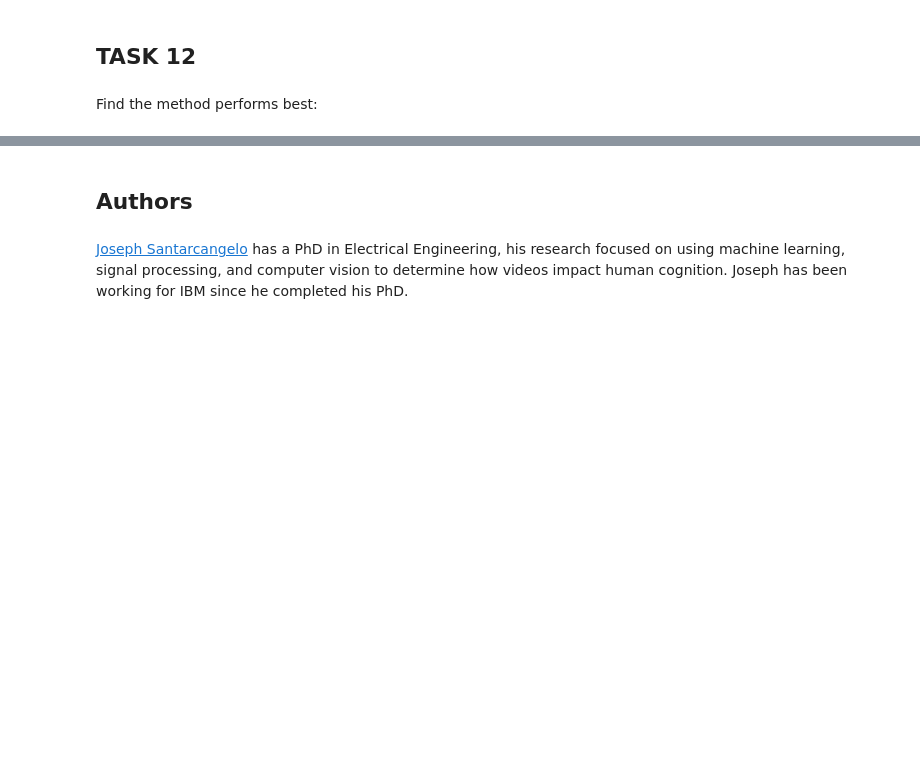
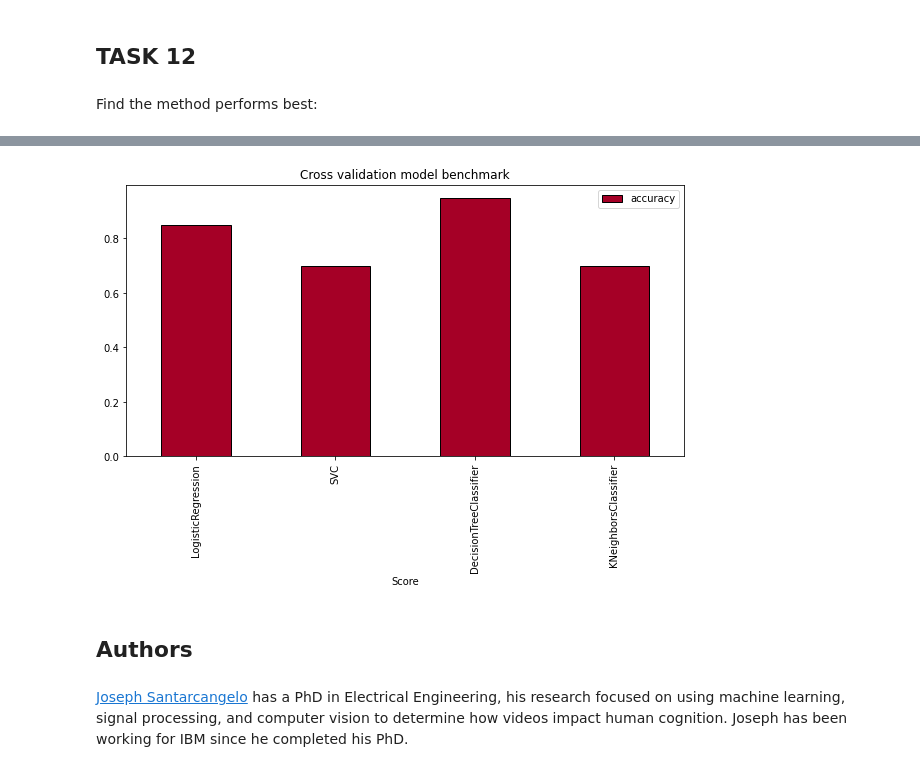
Before and after one commit to samciju/datascience, a Jupyter notebook: SpaceX_Machine Learning Prediction_Part_5.ipynb, the cells around one changed output, grey strips where cells are left out. Saved outputs shown, nothing was run; the diff lists cells and outputs as text; code cells hidden in the pictures; blank space fills up the shorter version.

```diff
--- a/SpaceX_Machine Learning Prediction_Part_5.ipynb
+++ b/SpaceX_Machine Learning Prediction_Part_5.ipynb
@@ -370,3 +434,23 @@ decision tree accuracy perfoms best: 0.875
+# %%
+from sklearn.metrics import accuracy_score, f1_score, roc_auc_score
+from sklearn.model_selection import cross_val_score
+from sklearn.svm import SVC
+from sklearn.linear_model import LogisticRegression
+from sklearn.ensemble import RandomForestClassifier
+from sklearn.naive_bayes import GaussianNB
+from sklearn.pipeline import Pipeline
+
+
+models_list =[lr,
+              svm,
+              tree,
+              KNN]
+
+score_list = ["accuracy"]
+
+t = plot_cv_score(X = X_test, y = Y_test, models_list = models_list, cv = 10, scoring_list = score_list, refit = True)
+# %% [output]
+[figure, added]
 # %% [markdown]
 ## Authors
 # %% [markdown]
```
Also changed, not shown: parts of 4 cells of this notebook.
